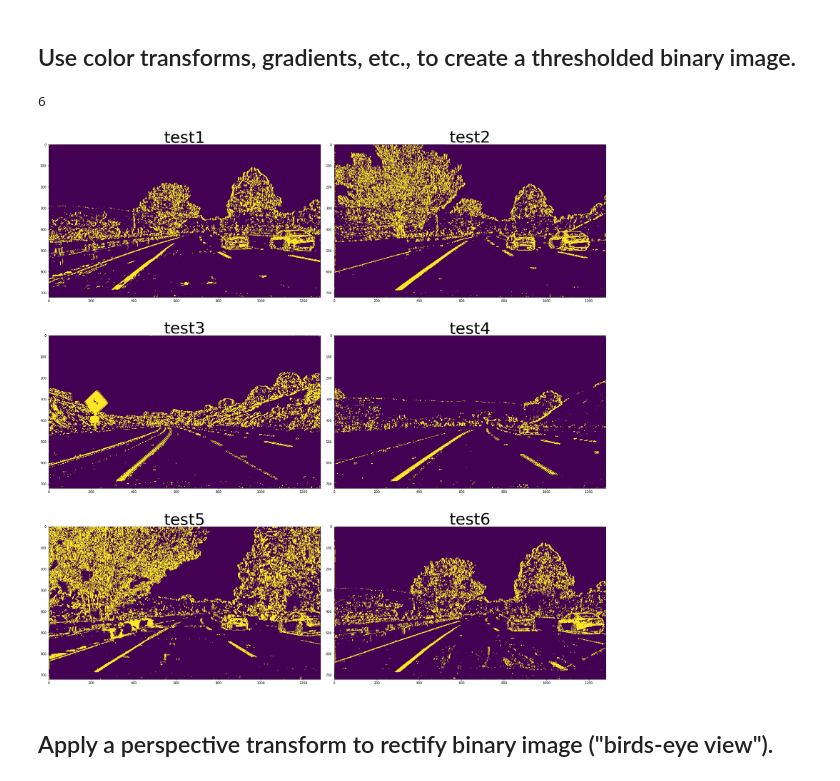
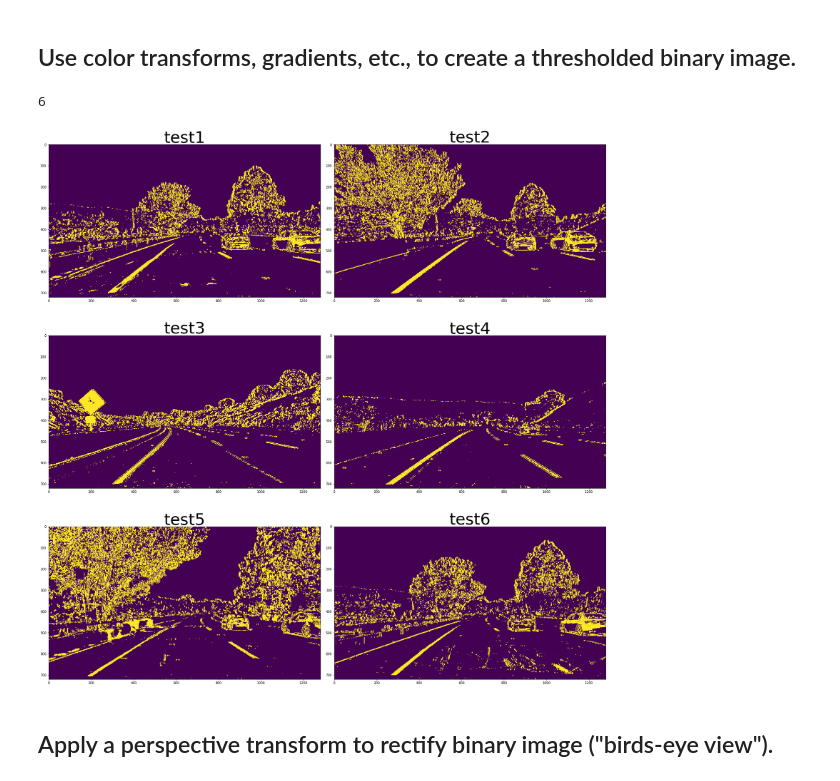
Before and after one commit to Leon-Cao/Second_Project_of_Auto_Drive_udacity, a Jupyter notebook: Advanced_Lane_Finding.ipynb, the cells around one changed output. Cells and saved outputs as stored; diff of their text form; code cells hidden in the pictures.

Commit message:
1. Use undistort image for combine sobelx and S-Channel image 2. Apply a perspective transform to rectify binary image ("birds-eye view").

```diff
--- a/Advanced_Lane_Finding.ipynb
+++ b/Advanced_Lane_Finding.ipynb
@@ -168,11 +168,13 @@ def dir_sobel_thres(gray_image, thresh=(0,np.pi/2), sobel_kernel=15):
 
     return binary_output
 
-def combine_sobel_thresh(gray_image, save_name, thresh_comb=([0,255],[0,255],[0., np.pi/2]),
+def combine_sobel_thresh(undist_image, save_name, thresh_comb=([0,255],[0,255],[0., np.pi/2]),
                          kernel_comb=([3,3,3]), debug_print=0):
     '''
     Combine sobelx, sobely, sobel_mag, sobel_dir. Also apply thresh and kernel
+    Image should be opened by cv2.imread, BGR.
     '''
+    gray_image = cv2.cvtColor(undist_image, cv2.COLOR_BGR2GRAY)
     # Saparate thresh and kernel
     #thresh_xy = thresh[0]
     #thresh_mag = thresh[1]
@@ -184,10 +186,10 @@ def combine_sobel_thresh(gray_image, save_name, thresh_comb=([0,255],[0,255],[0.
     #print(sobel_kernel_xy, sobel_kernel_mag, sobel_kernel_dir)
 
     # Get each type sobel value
-    sobelx_binary = abs_sobel_thres(gray_test_image, 'x', thresh=thresh_comb[0], sobel_kernel=kernel_comb[0])
-    sobely_binary = abs_sobel_thres(gray_test_image, 'y', thresh=thresh_comb[0], sobel_kernel=kernel_comb[0])
-    mag_sobel_binary = mag_sobel_thres(gray_test_image, thresh=thresh_comb[1], sobel_kernel=kernel_comb[1])
-    dir_sobel_binary = dir_sobel_thres(gray_test_image, thresh=thresh_comb[2], sobel_kernel=kernel_comb[2]) # still not clear why?
+    sobelx_binary = abs_sobel_thres(gray_image, 'x', thresh=thresh_comb[0], sobel_kernel=kernel_comb[0])
+    sobely_binary = abs_sobel_thres(gray_image, 'y', thresh=thresh_comb[0], sobel_kernel=kernel_comb[0])
+    mag_sobel_binary = mag_sobel_thres(gray_image, thresh=thresh_comb[1], sobel_kernel=kernel_comb[1])
+    dir_sobel_binary = dir_sobel_thres(gray_image, thresh=thresh_comb[2], sobel_kernel=kernel_comb[2]) # still not clear why?
 
     # Combine
     combine_binary = np.zeros_like(sobelx_binary)
@@ -262,41 +264,41 @@ def combine_sChannel_sobelX(image, thresh=([0,255], [0, 255]), sobel_ksize=11):
 
 # Test sobel
 #test_image = cv2.imread('test_images/test1.jpg')
-#gray_test_image = cv2.cvtColor(test_image, cv2.COLOR_BGR2GRAY)
 #combin_sobel_saveName = 'output_images/test1_sobel_combine.jpg'
 #combin_sobel = combine_sobel_thresh(gray_test_image, combin_sobel_saveName, thresh_comb=([10,70],[20,70],[0.7, 1.3]), kernel_comb=([11,11,15]) )
 #plt.imshow(combin_sobel)
 
 # Sobel and S channel combine test
 test_images = glob.glob('test_images/test*.jpg')
 sobelX_sChannel_binary = []
 combine_image_num = 0
 for fname in test_images:
     # Read image and get combine binary
     image = cv2.imread(fname)
-    binary = combine_sChannel_sobelX(image, thresh=([150, 255], [20, 100]))
+    undist_image = image_undistort(image, mtx, dist)
+    binary = combine_sChannel_sobelX(undist_image, thresh=([150, 255], [20, 100]))
     sobelX_sChannel_binary.append(binary)
     combine_image_num += 1
 print(combine_image_num)
 if combine_image_num == 6:
     f, ([ax1, ax2], [ax3, ax4], [ax5, ax6]) = plt.subplots(3, 2, figsize=(24, 27))
     f.tight_layout()
     ax1.imshow(sobelX_sChannel_binary[0])
     ax1.set_title('test1', fontsize=50)
     ax2.imshow(sobelX_sChannel_binary[1])
     ax2.set_title('test2', fontsize=50)
     ax3.imshow(sobelX_sChannel_binary[2])
     ax3.set_title('test3', fontsize=50)
     ax4.imshow(sobelX_sChannel_binary[3])
     ax4.set_title('test4', fontsize=50)
     ax5.imshow(sobelX_sChannel_binary[4])
     ax5.set_title('test5', fontsize=50)
     ax6.imshow(sobelX_sChannel_binary[5])
     ax6.set_title('test6', fontsize=50)
     plt.savefig('output_images/Combine_sobelX_sChannel.jpg')
     plt.subplots_adjust(left=0., right=1, top=0.9, bottom=0.)
 # %% [output]
 6
-[figure, old version]
+[figure, new version]
 # %% [markdown]
 ## Apply a perspective transform to rectify binary image ("birds-eye view").
```
Also changed, not shown: parts of 1 cell of this notebook, 1 other file.
